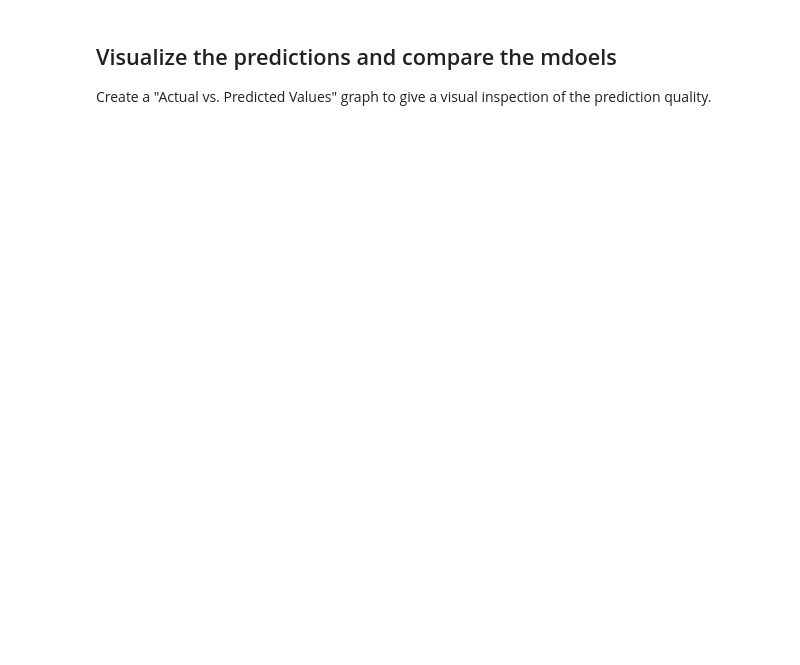
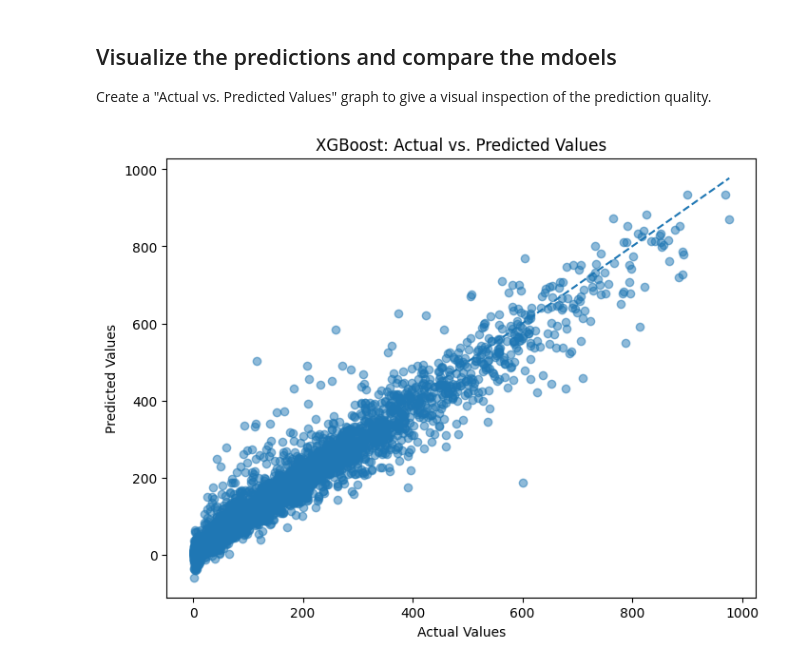
Before and after one commit to felwern/AI_course_exercises, a Jupyter notebook: Exercise_2_regression_model/Assignment_1_Regression_model.ipynb, the cells around one changed output. Drawn from its saved outputs; the diff is of its cells as text; code cells hidden in the pictures; blank space fills up the shorter version.

```diff
--- a/Exercise_2_regression_model/Assignment_1_Regression_model.ipynb
+++ b/Exercise_2_regression_model/Assignment_1_Regression_model.ipynb
@@ -177,0 +169,4 @@ ValueError: could not convert string to float: '2011-01-15'
+# %%
+# Remove features that are  not  used for prediction
+X_train = X_train.drop(columns=['instant', 'dteday', 'casual', 'registered'])
+X_test = X_test.drop(columns=['instant', 'dteday', 'casual', 'registered'])
@@ -178,3 +194,17 @@ ValueError: could not convert string to float: '2011-01-15'
+# %%
+from sklearn.preprocessing import StandardScaler, OneHotEncoder
+from sklearn.compose import ColumnTransformer
+
+preprocessor = ColumnTransformer(
+    transformers=[
+        ('num', StandardScaler(), numerical_features), #uses standard scaler
+        ('cat', OneHotEncoder(handle_unknown='ignore'), categorical_features) #uses one hot encoder to ensure that the code knows that these values can't be compared like 1<4 etc.
+    ],
+    remainder='passthrough' #the rest biniary values remain the same
+)
+
+X_train_processed = preprocessor.fit_transform(X_train)
+X_test_processed = preprocessor.transform(X_test)
 # %% [markdown]
 ## Hyperparameter optimization
 Hyperparameter tuning helps find the best set of hyperparameters for your model. Use Grid Search or Random Search with Cross Validation from scikit-learn to search for the best combination of parameters.
@@ -187,0 +260,4 @@ Now, create an XGBoost and linear regression model using the best parameters and
+# %%
+# XGBoost
+best_xgb_model = grid_search.best_estimator_
+y_pred_xgb = best_xgb_model.predict(X_test_processed)
@@ -197,0 +314,21 @@ Create a "Actual vs. Predicted Values" graph to give a visual inspection of the
+# %%
+import matplotlib.pyplot as plt
+
+plt.figure(figsize=(8, 6))
+
+plt.scatter(y_test, y_pred_xgb, alpha=0.5)
+
+# Perfect prediction line
+plt.plot(
+    [y_test.min(), y_test.max()],
+    [y_test.min(), y_test.max()],
+    linestyle='--'
+)
+
+plt.xlabel('Actual Values')
+plt.ylabel('Predicted Values')
+plt.title('XGBoost: Actual vs. Predicted Values')
+
+plt.show()
+# %% [output]
+[figure, added]
```
Also changed, not shown: parts of 11 cells of this notebook.
